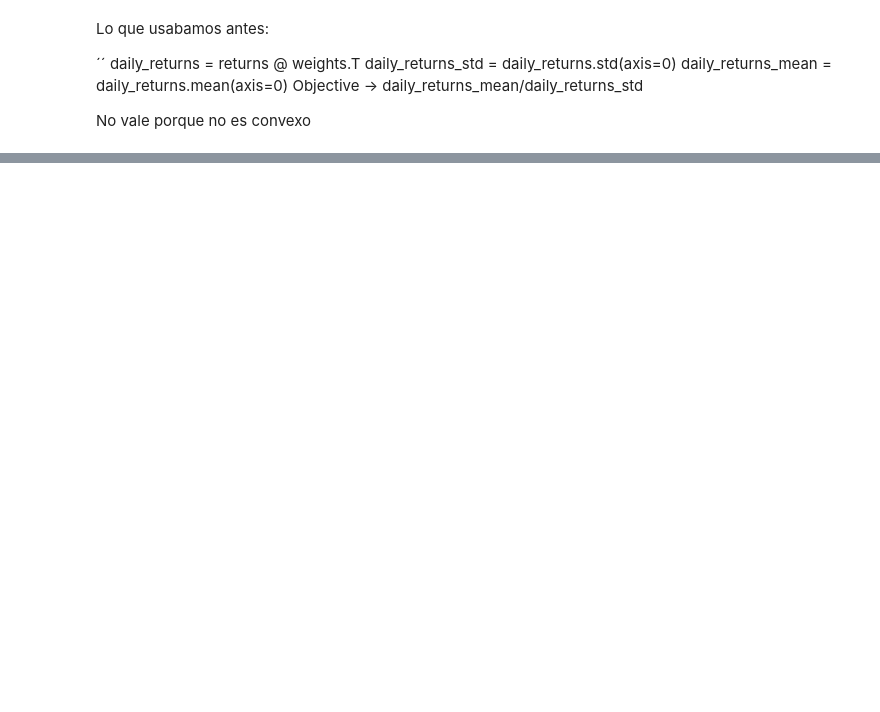
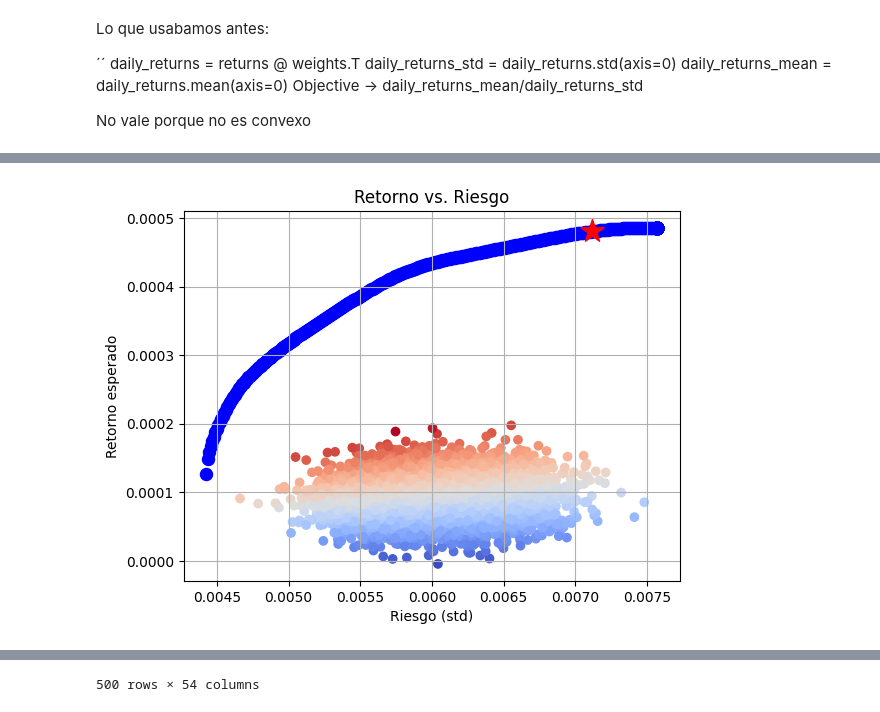
Before and after one commit to Juanjod54/MIAX_TB2.4, a Jupyter notebook: gestion_carteras.ipynb, the cells around one changed output, grey strips where cells are left out. Saved outputs shown, nothing was run; the diff lists cells and outputs as text; code cells hidden in the pictures; blank space fills up the shorter version.

```diff
--- a/gestion_carteras.ipynb
+++ b/gestion_carteras.ipynb
@@ -215,0 +174,35 @@ portfolio_results
+# %%
+
+columns = ["return", "volatility", "sharpe"] + [f"asset{i}" for i in range(n_assets - 1)] + ["Renta Fija"]
+simulations = pd.DataFrame(columns=columns, dtype=float)
+
+imax = np.argmax(returns_means)
+for vol in np.linspace(daily_volatility, np.sqrt(returns_cov[imax, imax]), num=500):
+
+    simulated_weights = cp.Variable(n_assets)
+    riesgo = cp.quad_form(simulated_weights, returns_cov)
+    constraints = [
+
+        simulated_weights >= 0, # solo largos
+        simulated_weights[-1] <= 0.1, # renta fija max 10%
+        simulated_weights[:-1] <= 0.1,# Max un 10% en los activos
+        cp.sum(simulated_weights) == 1, # todo el dinero invertido
+        simulated_weights[drop_indexes] == 0, # No invertimos en los que hemos descartado antes
+        riesgo <= vol**2, ## Limitamos el riesgo ##
+    ]
+
+    simulated_return = cp.Maximize(returns_means.T @ simulated_weights)
+    prob = cp.Problem(simulated_return, constraints)
+    resultado = prob.solve()
+
+    used_vol = np.sqrt(riesgo.value)
+    obtained_return = simulated_return.value
+    obtained_sharpe_ratio = (obtained_return - fixed_income_return) / used_vol
+
+    simulations.loc[len(simulations)] = np.concatenate([[obtained_return], [used_vol], [obtained_sharpe_ratio], simulated_weights.value])
+
+simulations = simulations.sort_values(by='sharpe', ascending=False)
+plot_sharpe(returns, mask, simulations)
+simulations
+# %% [output]
+[figure, added]
@@ -215,0 +221 @@ portfolio_results
+500 rows × 54 columns
```
Also changed, not shown: parts of 11 cells of this notebook.
